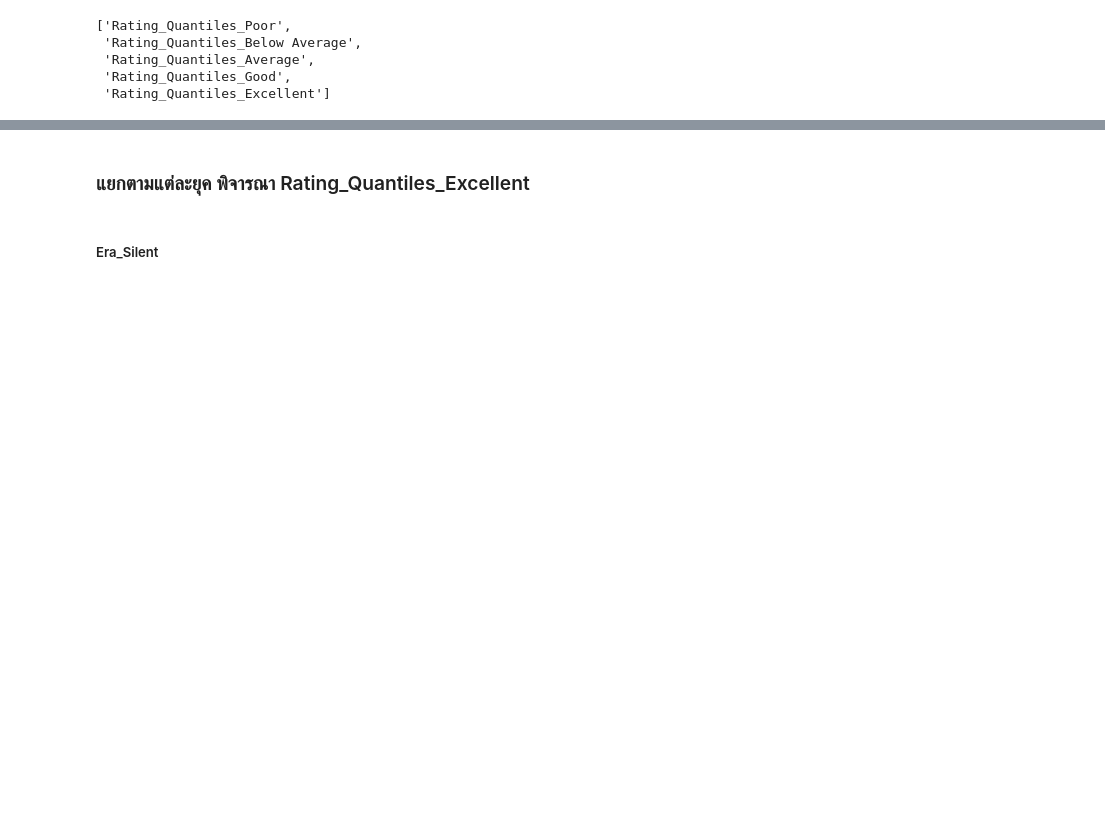
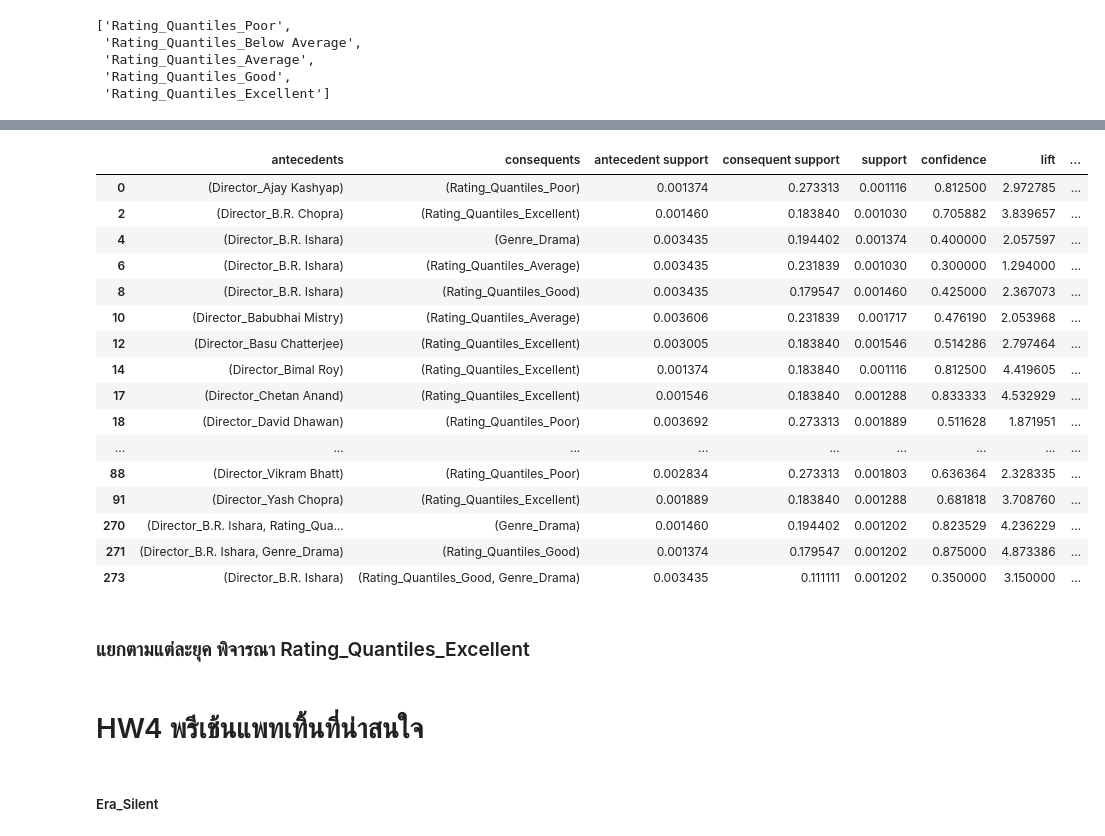
Before and after one commit to 1witsarut/BSC_DPDM2025, a Jupyter notebook: Ch4_Frequent_Patterns_(Association_Rules).ipynb, the cells around one changed output, grey strips where cells are left out. Drawn from its saved outputs; the diff is of its cells as text; code cells hidden in the pictures; blank space fills up the shorter version.

```diff
--- a/Ch4_Frequent_Patterns_(Association_Rules).ipynb
+++ b/Ch4_Frequent_Patterns_(Association_Rules).ipynb
@@ -1059,0 +1049,2 @@ Index(['Genre_Action', 'Genre_Action, Adventure',
+# %%
+selected_columns = [col for col in data_apri.columns if col.startswith('Director')] + [col for col in data_apri.columns if col.startswith('Genre')] + [col for col in data_apri.columns if col.startswith('Rating_Quantiles')]
@@ -1059,0 +1055,3 @@ Index(['Genre_Action', 'Genre_Action, Adventure',
+# %%
+data_selected = data_apri[selected_columns]
+data_selected.shape
@@ -1059,0 +1062,18 @@ Index(['Genre_Action', 'Genre_Action, Adventure',
+# %%
+from mlxtend.frequent_patterns import apriori, association_rules
+
+# ค่าที่ตั้งต้น
+min_sup = 0.001
+
+# คำนวณ frequent itemsets
+frequentItemsets = apriori(data_selected, min_support=min_sup, use_colnames=True)
+
+# สร้างกฎเชื่อมโยง (association rules) จาก frequent itemsets
+rules = association_rules(frequentItemsets, metric="lift", min_threshold=1)
+
+# แสดงกฎเชื่อมโยง
+# for index, rule in rules.iterrows():
+#     print(f"RelationRecord(items={rule['antecedents']} + {rule['consequents']}, "
+#           f"support={rule['support']}, "
+#           f"confidence={rule['confidence']}, "
+#           f"lift={rule['lift']})")
@@ -1060,5 +1128,31 @@ Index(['Genre_Action', 'Genre_Action, Adventure',
+# %%
+# filter rules to show only consequents with "stroke_1"
+rules_Genre = rules[rules["antecedents"].astype(str).str.contains("Director")]
+
+# print the resulting rules
+rules_Genre
+# %% [output]
+|  | antecedents | consequents | antecedent support | consequent support | support | confidence | lift | ... |
+| 0 | (Director_Ajay Kashyap) | (Rating_Quantiles_Poor) | 0.001374 | 0.273313 | 0.001116 | 0.812500 | 2.972785 | ... |
+| 2 | (Director_B.R. Chopra) | (Rating_Quantiles_Excellent) | 0.001460 | 0.183840 | 0.001030 | 0.705882 | 3.839657 | ... |
+| 4 | (Director_B.R. Ishara) | (Genre_Drama) | 0.003435 | 0.194402 | 0.001374 | 0.400000 | 2.057597 | ... |
+| 6 | (Director_B.R. Ishara) | (Rating_Quantiles_Average) | 0.003435 | 0.231839 | 0.001030 | 0.300000 | 1.294000 | ... |
+| 8 | (Director_B.R. Ishara) | (Rating_Quantiles_Good) | 0.003435 | 0.179547 | 0.001460 | 0.425000 | 2.367073 | ... |
+| 10 | (Director_Babubhai Mistry) | (Rating_Quantiles_Average) | 0.003606 | 0.231839 | 0.001717 | 0.476190 | 2.053968 | ... |
+| 12 | (Director_Basu Chatterjee) | (Rating_Quantiles_Excellent) | 0.003005 | 0.183840 | 0.001546 | 0.514286 | 2.797464 | ... |
+| 14 | (Director_Bimal Roy) | (Rating_Quantiles_Excellent) | 0.001374 | 0.183840 | 0.001116 | 0.812500 | 4.419605 | ... |
+| 17 | (Director_Chetan Anand) | (Rating_Quantiles_Excellent) | 0.001546 | 0.183840 | 0.001288 | 0.833333 | 4.532929 | ... |
+| 18 | (Director_David Dhawan) | (Rating_Quantiles_Poor) | 0.003692 | 0.273313 | 0.001889 | 0.511628 | 1.871951 | ... |
+| ... | ... | ... | ... | ... | ... | ... | ... | ... |
+| 88 | (Director_Vikram Bhatt) | (Rating_Quantiles_Poor) | 0.002834 | 0.273313 | 0.001803 | 0.636364 | 2.328335 | ... |
+| 91 | (Director_Yash Chopra) | (Rating_Quantiles_Excellent) | 0.001889 | 0.183840 | 0.001288 | 0.681818 | 3.708760 | ... |
+| 270 | (Director_B.R. Ishara, Rating_Qua... | (Genre_Drama) | 0.001460 | 0.194402 | 0.001202 | 0.823529 | 4.236229 | ... |
+| 271 | (Director_B.R. Ishara, Genre_Drama) | (Rating_Quantiles_Good) | 0.001374 | 0.179547 | 0.001202 | 0.875000 | 4.873386 | ... |
+| 273 | (Director_B.R. Ishara) | (Rating_Quantiles_Good, Genre_Drama) | 0.003435 | 0.111111 | 0.001202 | 0.350000 | 3.150000 | ... |
 # %% [markdown]
 ### แยกตามแต่ละยุค พิจารณา Rating_Quantiles_Excellent
+# %% [markdown]
+# HW4 พรีเช้นแพทเทิ้นที่น่าสนใจ
 # %% [markdown]
 ##### Era_Silent
 # %%
```
Also changed, not shown: parts of 85 cells of this notebook.
